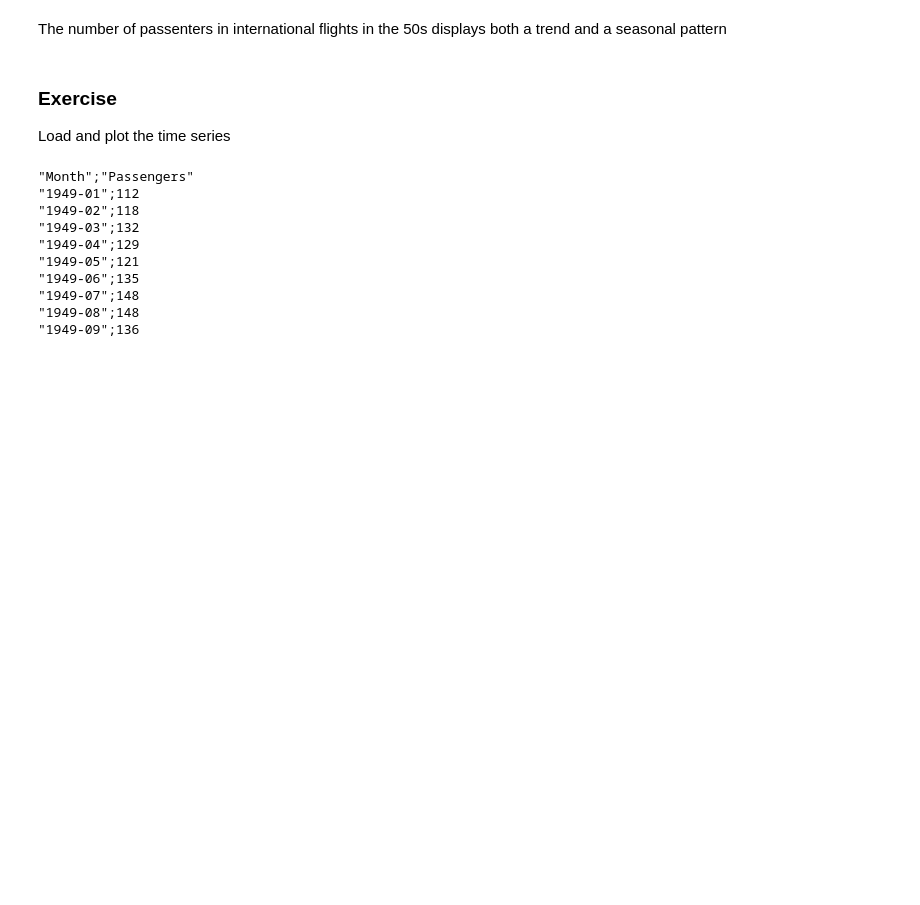
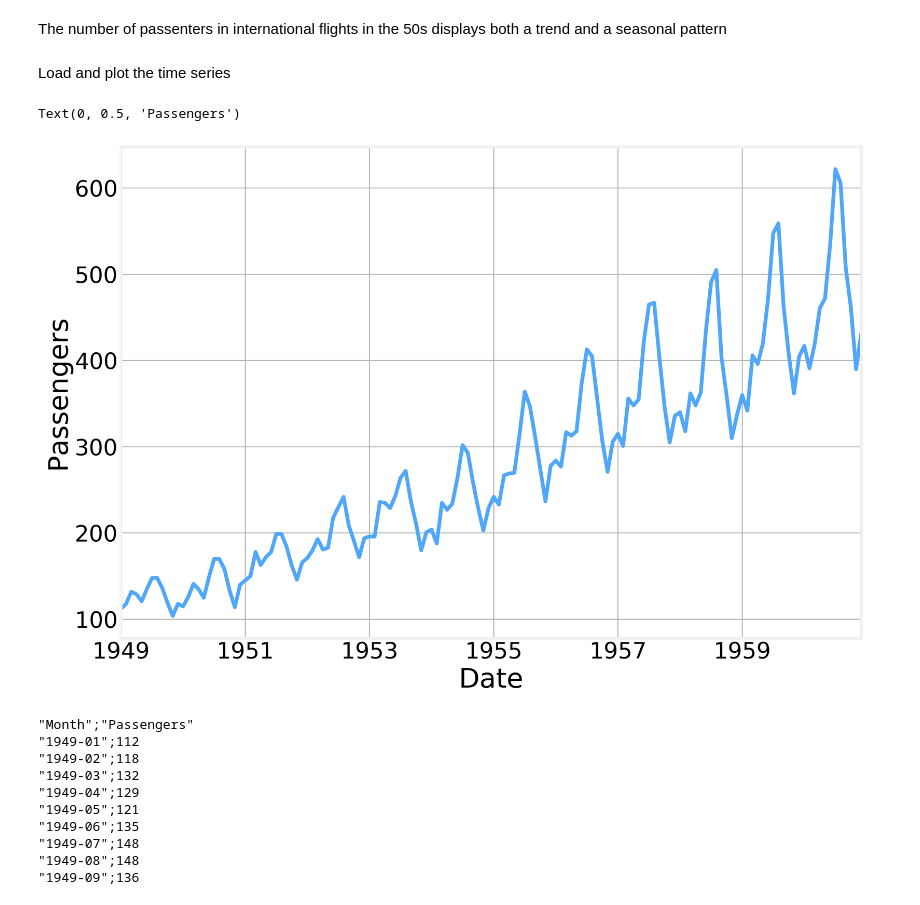
Before and after one commit to DataForScience/Timeseries_LL, a Jupyter notebook: 01. Data Exploration.ipynb, the cells around one changed output. Drawn from its saved outputs; the diff is of its cells as text; code cells hidden in the pictures; blank space fills up the shorter version.

```diff
--- a/01. Data Exploration.ipynb
+++ b/01. Data Exploration.ipynb
@@ -198,15 +200,17 @@ Text(0.5, 0, 'Date')
 # %% [markdown]
 The number of passenters in international flights in the 50s displays both a trend and a seasonal pattern
 # %% [markdown]
-### Exercise
 Load and plot the time series
 # %%
-# %load solutions/airline_plot.py
-airline = pd.read_csv('data/international-airline-passengers.csv', parse_dates=['Month'], sep=';')
+airline = pd.read_csv('data/international-airline-passengers.csv',
+                      parse_dates=['Month'], sep=';')
 airline.set_index('Month', inplace=True)
 ax = airline.plot(legend=False)
 ax.set_xlabel('Date')
 ax.set_ylabel('Passengers')
+# %% [output]
+Text(0, 0.5, 'Passengers')
+[figure, added]
 # %%
 !head 'data/international-airline-passengers.csv'
 # %% [output]
```
Also changed, not shown: parts of 8 cells of this notebook, 5 other files.
